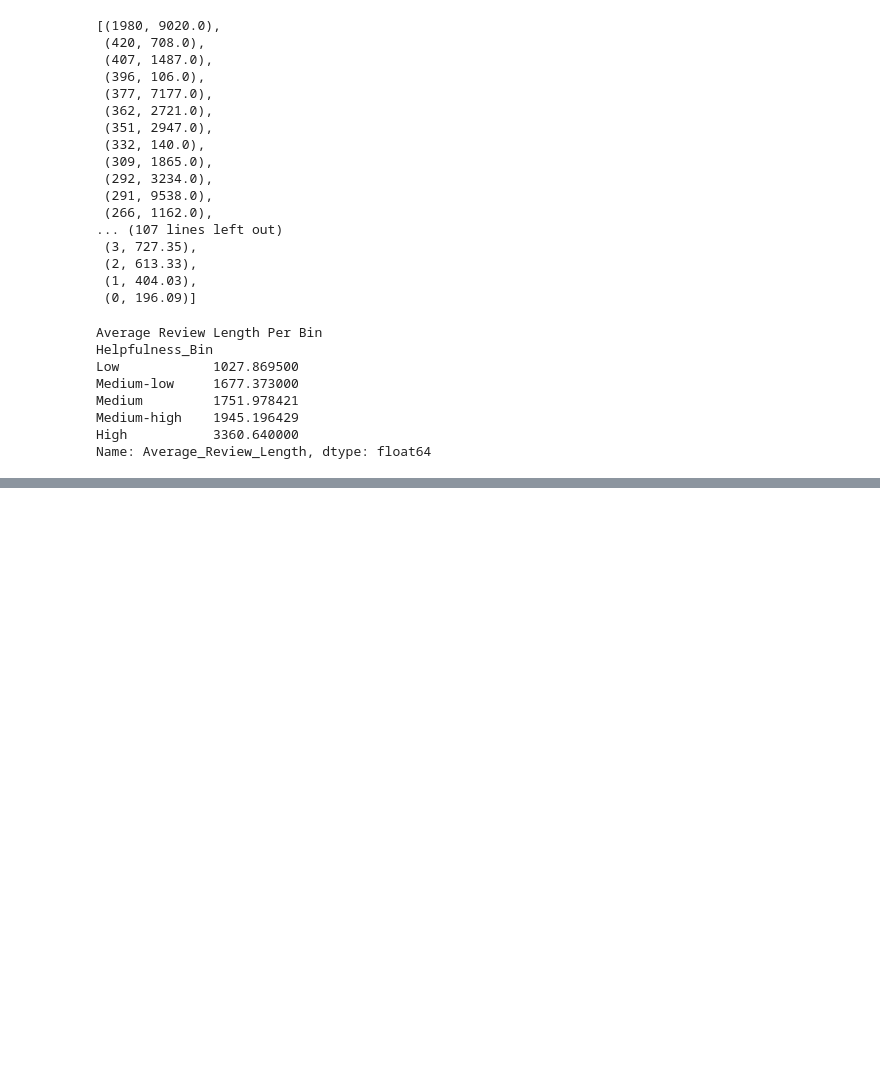
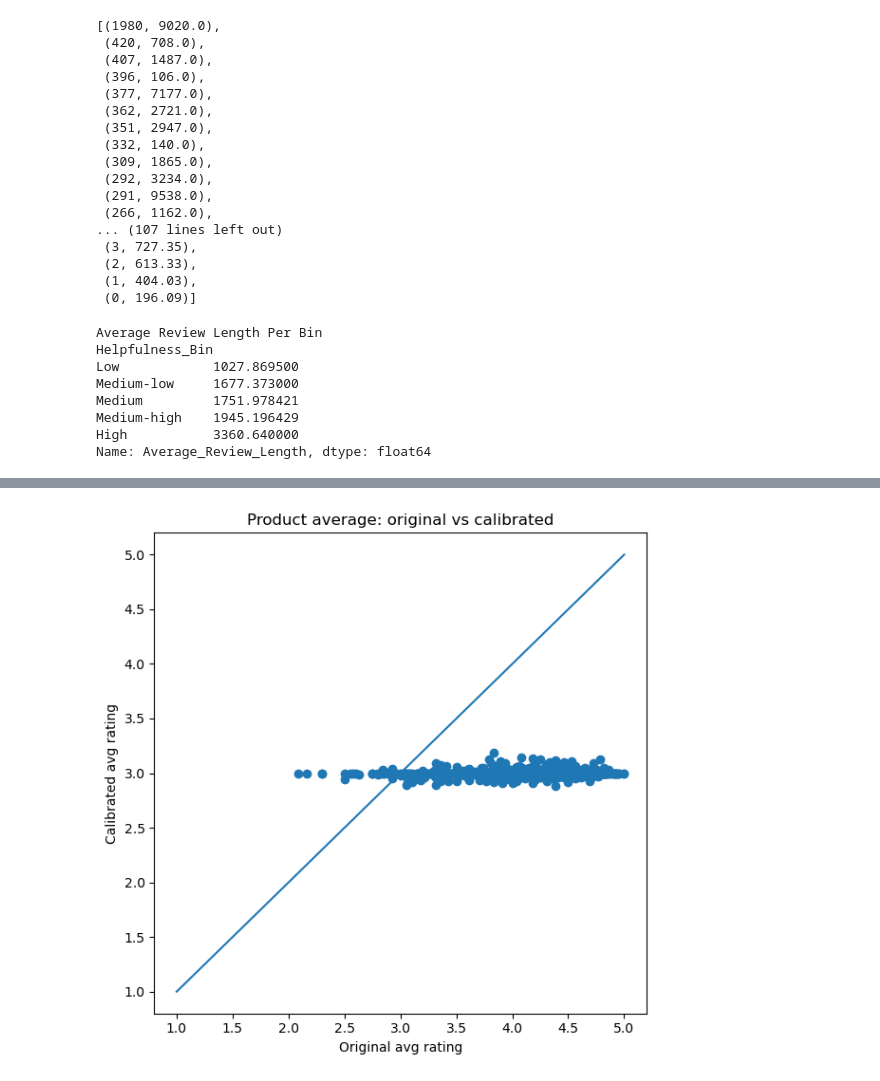
Before and after one commit to jacksoncdawson/distributed_computing_group9, a Jupyter notebook: individual_work/seb_s/Sebastian_Steen_Code.ipynb, the cells around one changed output, grey strips where cells are left out. Saved outputs shown, nothing was run; the diff lists cells and outputs as text; code cells hidden in the pictures; blank space fills up the shorter version.

```diff
--- a/individual_work/seb_s/Sebastian_Steen_Code.ipynb
+++ b/individual_work/seb_s/Sebastian_Steen_Code.ipynb
@@ -259,3 +242,28 @@ Medium         1751.978421
 Medium-high    1945.196429
 High           3360.640000
 Name: Average_Review_Length, dtype: float64
+# %%
+def avg_rate_by_user(rdd):
+    user_pairs_rdd = rdd.map(lambda x: (x['user_id'], (x['rating'], x['helpful_vote']))
+                             )
+    createCombiner = lambda value: (value[0], value[1], 1)
+    mergeValue = lambda acc, val: (acc[0] + val[0], acc[1] + val[1], acc[2] + 1)
+    mergeCombiners = lambda acc1, acc2: (acc1[0] + acc2[0], acc1[1] + acc2[1], acc1[2] + acc2[2])
+    combined_totals_rdd = user_pairs_rdd.combineByKey(
+        createCombiner,
+        mergeValue,
+        mergeCombiners
+    )
+    averages_rdd = combined_totals_rdd.map(lambda kv:
+        {
+            "user_id": kv[0],
+            "avg_rating": round(kv[1][0] / kv[1][2], 2), # sum_rating / count
+            "avg_helpfulness": round(kv[1][1] / kv[1][2], 2), # sum_helpfulness / count
+            "review_count": kv[1][2]
+        }
+    )
+    rdd_to_sort = averages_rdd.map(
+    lambda record_dict: (record_dict['avg_helpfulness'], record_dict))
+    sorted_pair_rdd = rdd_to_sort.sortByKey(ascending=False)
+    sorted_results_rdd = sorted_pair_rdd.map(lambda key_value_pair: key_value_pair[1])
+    return sorted_results_rdd
@@ -261,0 +393,15 @@ Name: Average_Review_Length, dtype: float64
+# %%
+
+diff_df = spark.createDataFrame(diff_rdd)  # all
+pdf = diff_df.toPandas()
+# %%
+plt.figure(figsize=(6, 6))
+plt.scatter(pdf["orig_avg"], pdf["calib_avg"])
+plt.plot([1, 5], [1, 5])  # diagonal y = x, assuming 1–5 scale
+plt.xlabel("Original avg rating")
+plt.ylabel("Calibrated avg rating")
+plt.title("Product average: original vs calibrated")
+plt.tight_layout()
+plt.show()
+# %% [output]
+[figure, added]
```
Also changed, not shown: parts of 10 cells of this notebook.
